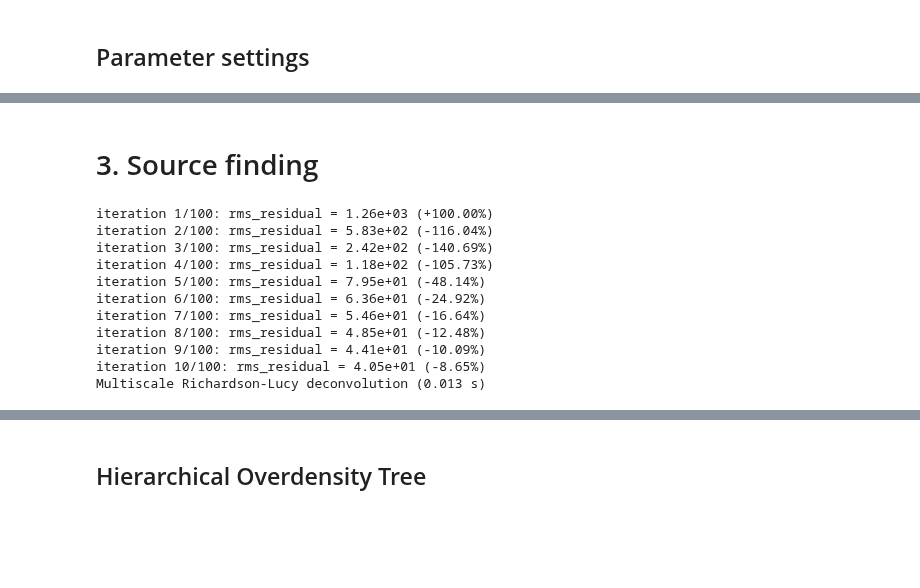
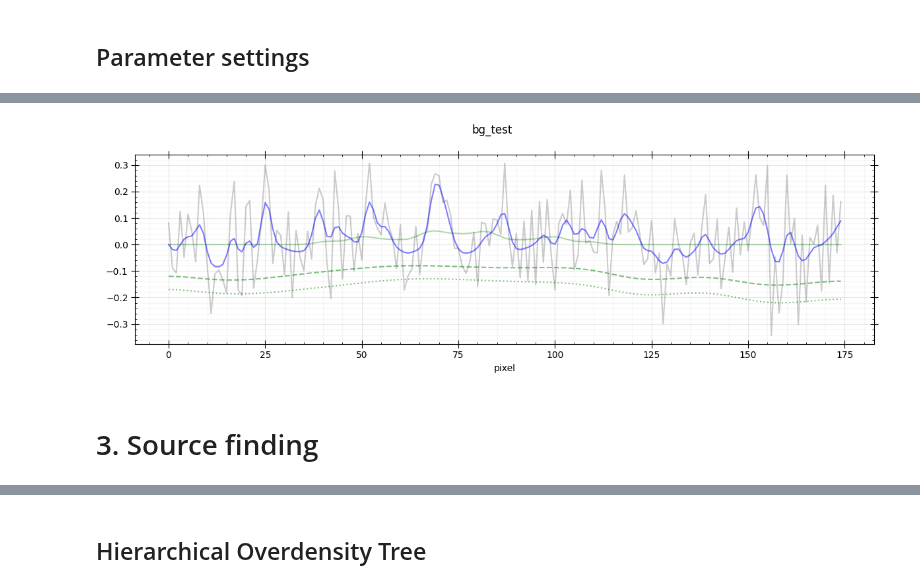
Before and after one commit to paranoya/image-processing, a Jupyter notebook: GARLIC-1D.ipynb, the cells around one changed output, grey strips where cells are left out. Drawn from its saved outputs; the diff is of its cells as text; code cells hidden in the pictures; blank space fills up the shorter version.

Commit message:
More or less reasonable background/diffuse emission

```diff
--- a/GARLIC-1D.ipynb
+++ b/GARLIC-1D.ipynb
@@ -90,6 +90,6 @@ def colour_map(ax, cblabel, data, cmap=default_cmap, norm=None, xlabel=None, x=N
 ## Read data
 # %%
 importlib.reload(scripts.read_data)
-object_name, data, true_spectrum = scripts.read_data.run(11, (0, 0, 1))
+object_name, data, true_spectrum = scripts.read_data.run(12, (0, 0, 1))
 data_offset = np.nanmin(data)
 # %% [output]
@@ -108,0 +104,5 @@ mean/median background = 1.353e+02/1.395e+02,  residual = 4.578e+02/4.895e+01 (0
+# %%
+importlib.reload(scripts.multiscale_RL)
+compact_scale, diffuse_scale, background, residual_above_bg = scripts.diffuse_emission.run(data)
+smoothing_radii = np.array([1, compact_scale, diffuse_scale])
+mRL = scripts.multiscale_RL.run((data - background).clip(min=0), smoothing_radii, .05)
@@ -108,0 +120,43 @@ mean/median background = 1.353e+02/1.395e+02,  residual = 4.578e+02/4.895e+01 (0
+# %%
+compact_emission = ndimage.gaussian_filter(mRL[0], 1) + ndimage.gaussian_filter(mRL[1], compact_scale)
+diffuse_residual = ndimage.gaussian_filter(mRL[2], diffuse_scale)
+model_emission = background + diffuse_residual + compact_emission
+diffuse_emission = background + diffuse_residual
+# %%
+fig_name = 'bg_test'
+plt.close(fig_name)
+fig = plt.figure(fig_name, figsize=(12,4))
+axes = fig.subplots(nrows=1, ncols=1, squeeze=False)
+fig.suptitle(fig_name)
+fig.set_tight_layout(True)
+
+
+ax = axes[0, 0]
+ax.xaxis.set_minor_locator(AutoMinorLocator())
+ax.yaxis.set_minor_locator(AutoMinorLocator())
+ax.tick_params(which='both', bottom=True, top=True, left=True, right=True)
+ax.tick_params(which='major', direction='inout', length=8, grid_alpha=.3)
+ax.tick_params(which='minor', direction='in', length=2, grid_alpha=.1)
+ax.grid(True, which='both')
+
+ax.plot(true_spectrum, 'g-', alpha=.3)
+ax.plot(data, 'k-', alpha=.2)
+
+#ax.plot(estimate, 'r-', alpha=.2)
+#ax.plot(np.arange(data.size)[index_minima], estimate[index_minima], 'k+')
+
+ax.plot(model_emission, 'b-', alpha=.5)
+ax.plot(diffuse_emission, 'g--', alpha=.5)
+#ax.fill_between(np.arange(data.size), diffuse_emission - mean_below, diffuse_emission + mean_below, color='g', alpha=.1)
+ax.plot(background, 'g:', alpha=.5)
+
+ax.set_xlabel('pixel')
+#ax.set_xlim(5900, 6300)
+#ax.set_ylim(np.min(background-(diffuse_emission-background)), np.max(diffuse_emission+2*(diffuse_emission-background)))
+
+#ax.plot(diffuse_weight, 'g--', alpha=.5)
+#ax.set_ylim(0, 1)
+
+plt.show()
+# %% [output]
+[figure, added]
@@ -109,23 +165,5 @@ mean/median background = 1.353e+02/1.395e+02,  residual = 4.578e+02/4.895e+01 (0
 # %% [markdown]
 # 3. Source finding
-# %%
-#smoothing_radii = np.array([1, np.sqrt(compact_scale), compact_scale])
-smoothing_radii = np.array([1, compact_scale])
-n_radii = smoothing_radii.size
-importlib.reload(scripts.multiscale_RL)
-boosted_sources, mRL = scripts.multiscale_RL.run((data-background).clip(min=0), smoothing_radii)
-# %% [output]
-iteration 1/100: rms_residual = 1.26e+03 (+100.00%)
-iteration 2/100: rms_residual = 5.83e+02 (-116.04%)
-iteration 3/100: rms_residual = 2.42e+02 (-140.69%)
-iteration 4/100: rms_residual = 1.18e+02 (-105.73%)
-iteration 5/100: rms_residual = 7.95e+01 (-48.14%)
-iteration 6/100: rms_residual = 6.36e+01 (-24.92%)
-iteration 7/100: rms_residual = 5.46e+01 (-16.64%)
-iteration 8/100: rms_residual = 4.85e+01 (-12.48%)
-iteration 9/100: rms_residual = 4.41e+01 (-10.09%)
-iteration 10/100: rms_residual = 4.05e+01 (-8.65%)
-Multiscale Richardson-Lucy deconvolution (0.013 s)
 # %%
 mRL_estimate = np.zeros_like(boosted_sources)
 for i, radius in enumerate(smoothing_radii):
```
Also changed, not shown: parts of 18 cells of this notebook, 3 other files.
